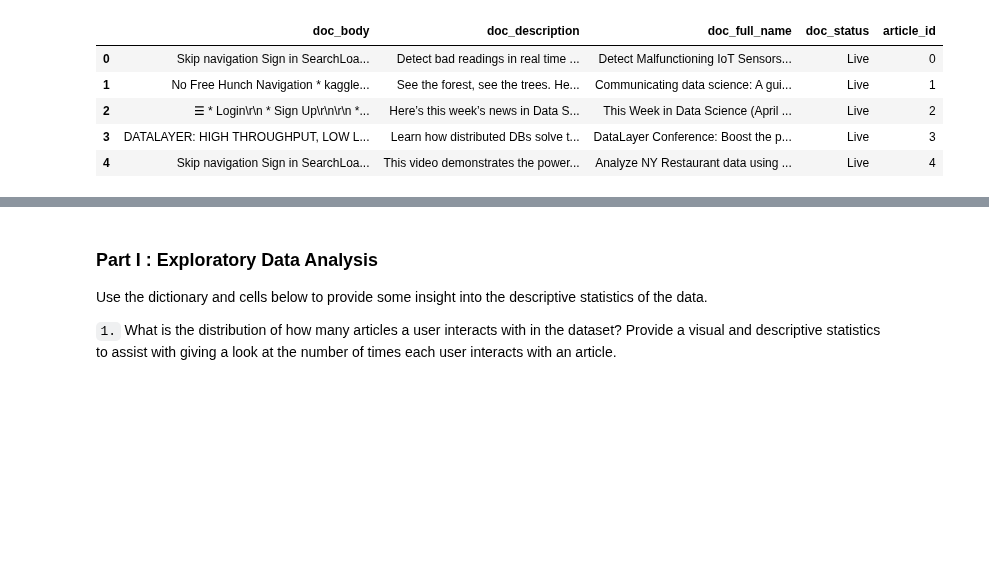
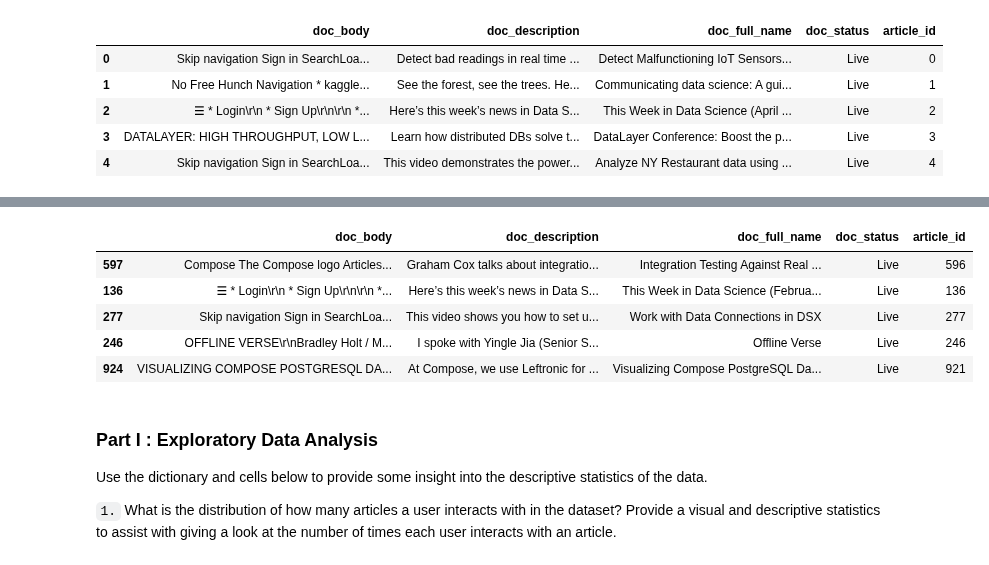
Before and after one commit to paulstancliffe/Recommendation-System-IBM, a Jupyter notebook: Recommendations_with_IBM.ipynb, the cells around one changed output, grey strips where cells are left out. Saved outputs shown, nothing was run; the diff lists cells and outputs as text; code cells hidden in the pictures; blank space fills up the shorter version.

```diff
--- a/Recommendations_with_IBM.ipynb
+++ b/Recommendations_with_IBM.ipynb
@@ -88,3 +68,13 @@ df_content.sample(10)
+# %%
+# Random sample to investigate dataframe
+df_content.sample(5)
+# %% [output]
+|  | doc_body | doc_description | doc_full_name | doc_status | article_id |
+| 597 | Compose The Compose logo Articles... | Graham Cox talks about integratio... | Integration Testing Against Real ... | Live | 596 |
+| 136 | ☰ * Login\r\n * Sign Up\r\n\r\n *... | Here’s this week’s news in Data S... | This Week in Data Science (Februa... | Live | 136 |
+| 277 | Skip navigation Sign in SearchLoa... | This video shows you how to set u... | Work with Data Connections in DSX | Live | 277 |
+| 246 | OFFLINE VERSE\r\nBradley Holt / M... | I spoke with Yingle Jia (Senior S... | Offline Verse | Live | 246 |
+| 924 | VISUALIZING COMPOSE POSTGRESQL DA... | At Compose, we use Leftronic for ... | Visualizing Compose PostgreSQL Da... | Live | 921 |
 # %% [markdown]
 ### <a class="anchor" id="Exploratory-Data-Analysis">Part I : Exploratory Data Analysis</a>
 
```
Also changed, not shown: parts of 26 cells of this notebook.
